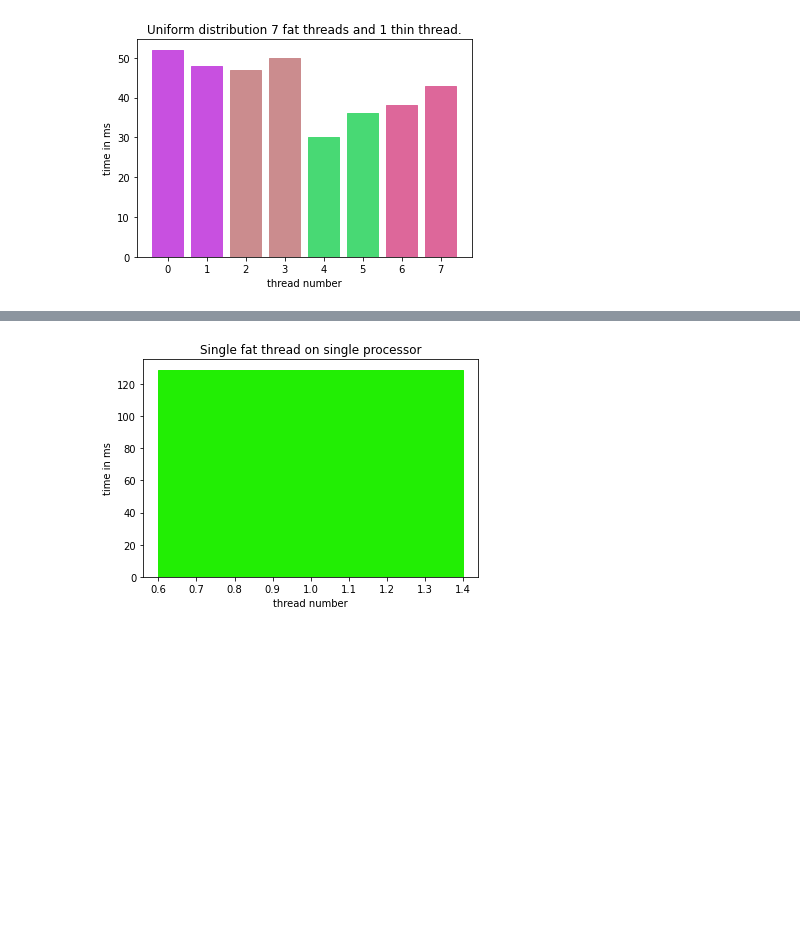
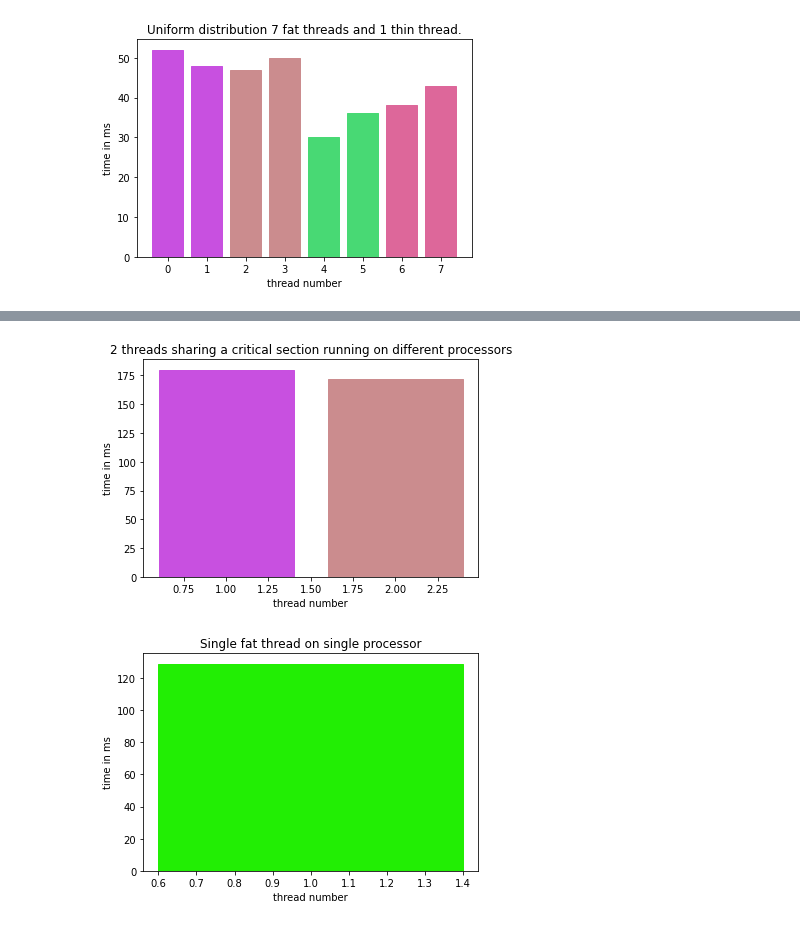
Before and after one commit to shauryapatel1995/random-threading, a Jupyter notebook: fatvsthin.ipynb, the cells around one changed output, grey strips where cells are left out. Saved outputs shown, nothing was run; the diff lists cells and outputs as text; code cells hidden in the pictures; blank space fills up the shorter version.

```diff
--- a/fatvsthin.ipynb
+++ b/fatvsthin.ipynb
@@ -99,3 +109,14 @@ plt.show()
+# %%
+# mutex contetion benchmark
+# We use a simple loop and count with a global variable and a mutex to lock that variable between two threads.
+# We ran the threads on different processors.
+times = [180, 172]
+threads = [1,2]
+cpus = [0,2]
+generate_graph(threads, times, '2 threads sharing a critical section running on different processors')
+plt.show()
+# %% [output]
+[figure, added]
 # %%
 times = [129]
 threads = [1]
```
Also changed, not shown: parts of 1 cell of this notebook.
